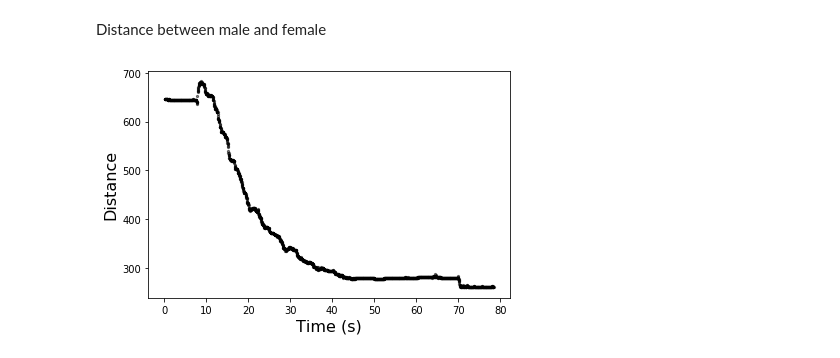
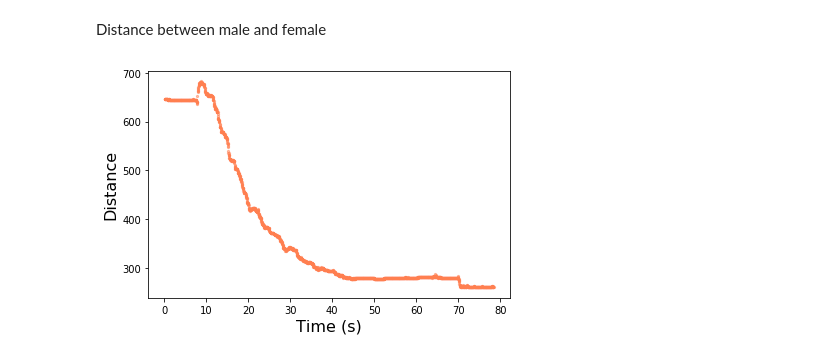
Before and after one commit to vivekhsridhar/tracktor, a Jupyter notebook: examples/spider_track.ipynb, the cells around one changed output. Drawn from its saved outputs; the diff is of its cells as text; code cells hidden in the pictures.

Commit message:
orange plot on spider example

```diff
--- a/examples/spider_track.ipynb
+++ b/examples/spider_track.ipynb
@@ -207,11 +207,11 @@ for fr in np.unique(df['frame']):
     y = tmp[tmp['id'] == 0]['pos_y'].values[0] - tmp[tmp['id'] == 1]['pos_y'].values[0]
     distances.append(np.sqrt(x**2 + y**2))
 # %%
-plt.scatter(np.unique(df['frame'])/fps, distances, c='#000000', s=5, alpha=0.5)
+plt.scatter(np.unique(df['frame'])/fps, distances, c='#FF7F50', s=5, alpha=0.5)
 plt.xlabel('Time (s)', fontsize=16)
 plt.ylabel('Distance', fontsize=16)
 plt.tight_layout()
 plt.savefig('imgs/ex3_fig2.eps', format='eps', dpi=300)
 plt.show()
 # %% [output]
-[figure, old version]
+[figure, new version]
```
Also changed, not shown: 3 other files.
